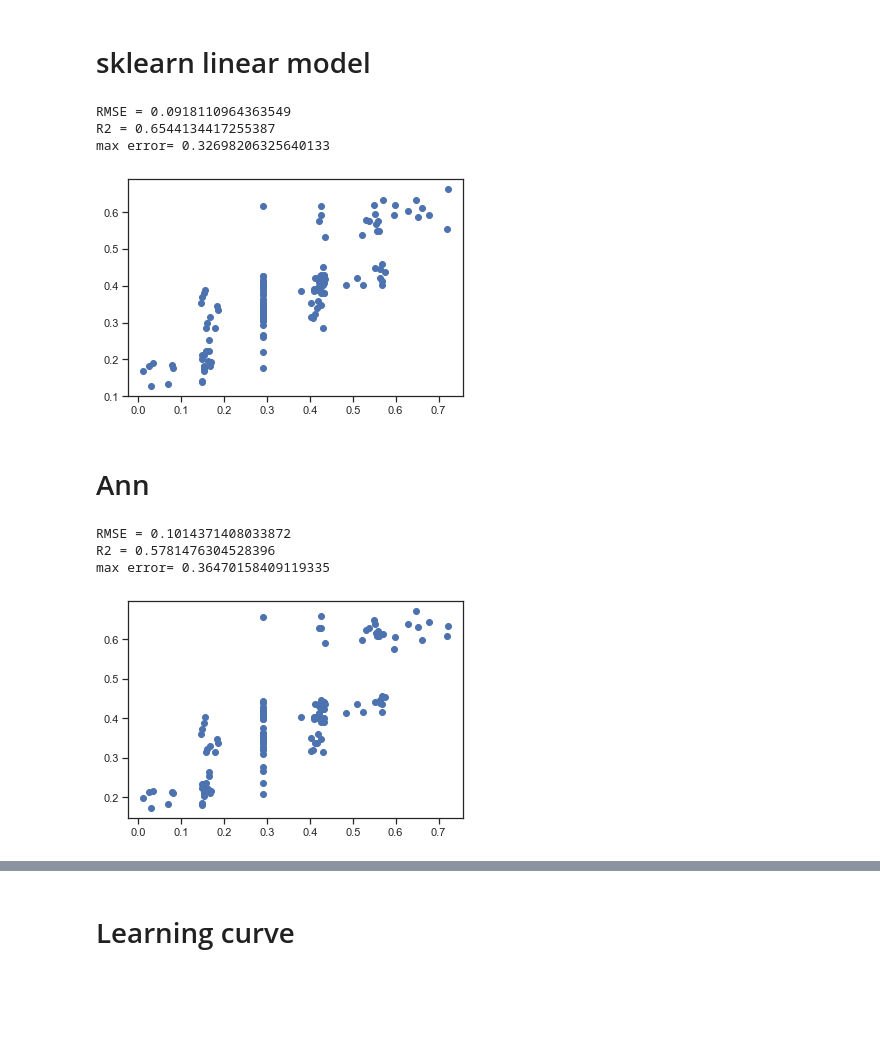
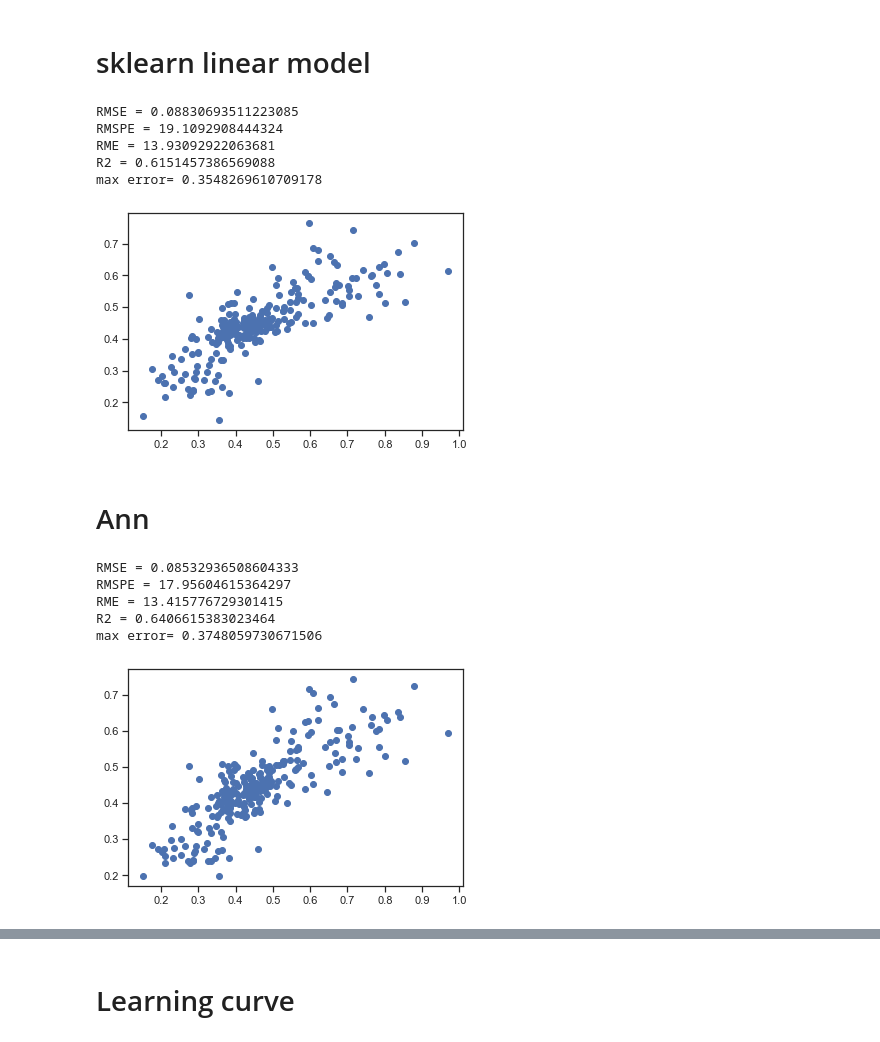
Before and after one commit to sechava4/monitoreogrid, a Jupyter notebook: app/Investigation/ConsumptionEstimationJournal/Model_generation_notebook.ipynb, the cells around one changed output, grey strips where cells are left out. Saved outputs shown, nothing was run; the diff lists cells and outputs as text; code cells hidden in the pictures; blank space fills up the shorter version.

```diff
--- a/app/Investigation/ConsumptionEstimationJournal/Model_generation_notebook.ipynb
+++ b/app/Investigation/ConsumptionEstimationJournal/Model_generation_notebook.ipynb
@@ -890,7 +899,9 @@ train_lm_scaled['consumption_per_km'] = train_scaled['consumption_per_km']
 # %% [markdown]
 # Linear Model
 # %%
-formula = 'consumption_per_km ~ slope + mean_max_power_usr + mean_soc + mean_speed -1' # 0.84
+#formula = 'consumption_per_km ~ slope + mean_max_power_usr + mean_soc + mean_speed + mean_min_power_usr + mean_consumption_per_km_usr -1' # 0.84
+formula = 'consumption_per_km ~ slope + max_power -1' # 0.84
+
 
 lm_consumo = ols(formula = formula, data = train_cons[selected_ft.columns]).fit()
 print(lm_consumo.summary())
@@ -990,6 +1001,14 @@ test_test['mean_max_power_usr'] = test_test.apply(
     lambda row: row['mean_max_power'] if np.isnan(row['mean_max_power_usr']) else row['mean_max_power_usr'],
     axis=1
 )
+test_test['mean_min_power_usr'] = test_test.apply(
+    lambda row: row['mean_min_power'] if np.isnan(row['mean_min_power_usr']) else row['mean_min_power_usr'],
+    axis=1
+)
+test_test['mean_consumption_per_km_usr'] = test_test.apply(
+    lambda row: row['mean_consumption_per_km'] if np.isnan(row['mean_consumption_per_km_usr']) else row['mean_consumption_per_km_usr'],
+    axis=1
+)
 test_test.isna().sum()
 # %% [output]
 num_acc_min                    0
@@ -1032,7 +1047,7 @@ predictions = lm_consumo.predict(test_scaled)
 ### Without scaling
 # %%
 test_test['consumption_per_km'] = test_test['consumption_per_km']
-predictions = lm_consumo.predict(test_test[['mean_max_power_usr', 'mean_soc','mean_speed', 'slope']])
+predictions = lm_consumo.predict(test_test[cols])
 y_test_lm = test_test['consumption_per_km']
 # %% [markdown]
 ## Save Linear Model
@@ -1042,6 +1057,13 @@ dump(lm_consumo, open('linear_model.pkl', 'wb'))
 def model_evaluation(y_test, predictions):
     RMSE = np.sqrt(mean_squared_error(y_test, predictions))
     print('RMSE =',RMSE)
+
+    rmspe = (np.sqrt(np.mean(np.square((y_test - predictions) / y_test)))) * 100
+    print('RMSPE =',rmspe)
+
+    rme = np.mean(np.abs((y_test - predictions) / y_test)) * 100
+    print('RME =',rme)
+
 
     print('R2 =',r2_score(y_test, predictions))
     print('max error=',max(abs(y_test - predictions)))
@@ -1654,7 +1670,7 @@ Parameters: { n_estimators } might not be used.
 # %% [markdown]
 # sklearn linear model
 # %%
-X = train_lm_scaled[['mean_max_power_usr','mean_soc','mean_speed', 'slope']].values
+X = train_lm_scaled[cols].values
 y = train_lm_scaled['consumption_per_km'].values
 
 from sklearn import linear_model
@@ -1662,35 +1678,40 @@ from sklearn import linear_model
 linear_regr = linear_model.LinearRegression(n_jobs=-1)
 
 linear_regr.fit(X, y)
-y_pred_linear = linear_regr.predict(test_scaled[['mean_max_power_usr','mean_soc', 'mean_speed', 'slope']].values)
+y_pred_linear = linear_regr.predict(test_scaled[cols].values)
 model_evaluation(y_test, y_pred_linear)
-dump(linear_regr, open('linear_regr_sklearn.pkl', 'wb'))
+dump(linear_regr, open('MachineLearningModels/linear_regr_sklearn.pkl', 'wb'))
 # %% [output]
-RMSE = 0.0918110964363549
-R2 = 0.6544134417255387
-max error= 0.32698206325640133
+RMSE = 0.08830693511223085
+RMSPE = 19.1092908444324
+RME = 13.93092922063681
+R2 = 0.6151457386569088
+max error= 0.3548269610709178
-[figure, old version]
+[figure, new version]
 # %% [markdown]
 # Ann
 # %%
-X = train_lm_scaled[['mean_max_power_usr','mean_soc','mean_speed', 'slope']].values
+X = train_lm_scaled[cols].values
 y = train_lm_scaled['consumption_per_km'].values
 
 from sklearn.neural_network import MLPRegressor
 
-ann_regr = MLPRegressor(random_state=1, activation='logistic', alpha=0, hidden_layer_sizes= (100), max_iter=70500, solver='lbfgs').fit(X, y)
+ann_regr = MLPRegressor( activation='relu', alpha=0, hidden_layer_sizes= (50), max_iter=705000,
+                        learning_rate='adaptive', warm_start=True, tol=1e-4, solver='lbfgs').fit(X, y)
 
 #regr = MLPRegressor(random_state=1, max_iter=500, solver='lbfgs', activation='relu', alpha=0.002, hidden_layer_sizes=(150,)).fit(X, y)
-y_ann=ann_regr.predict(test_scaled[['mean_max_power_usr','mean_soc', 'mean_speed', 'slope']].values)
-ann_regr.score(test_scaled[['mean_max_power_usr','mean_soc','mean_speed', 'slope']].values, y_test)
+y_ann=ann_regr.predict(test_scaled[cols].values)
+ann_regr.score(test_scaled[cols].values, y_test)
 
 model_evaluation(y_test, y_ann)
-dump(ann_regr, open('ann_regr.pkl', 'wb'))
+dump(ann_regr, open('MachineLearningModels/ann_regr.pkl', 'wb'))
 # %% [output]
-RMSE = 0.1014371408033872
-R2 = 0.5781476304528396
-max error= 0.36470158409119335
+RMSE = 0.08532936508604333
+RMSPE = 17.95604615364297
+RME = 13.415776729301415
+R2 = 0.6406615383023464
+max error= 0.3748059730671506
-[figure, old version]
+[figure, new version]
 # %%
 print("Initialize Grid Search")
 param_grid = {
```
Also changed, not shown: parts of 58 cells of this notebook, 26 other files.
